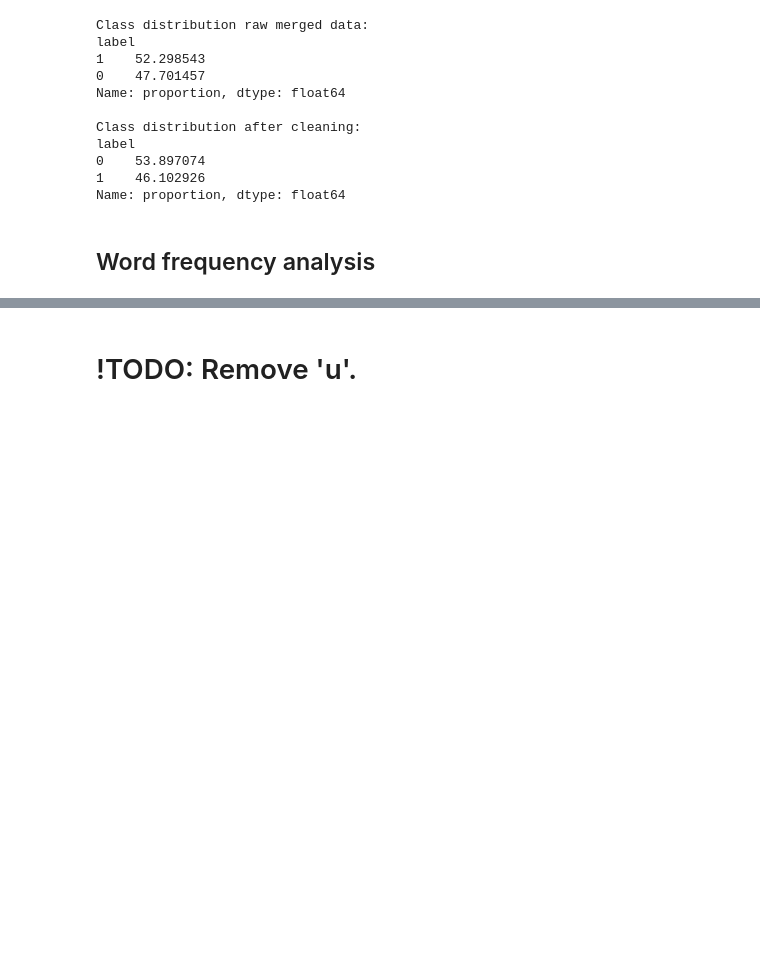
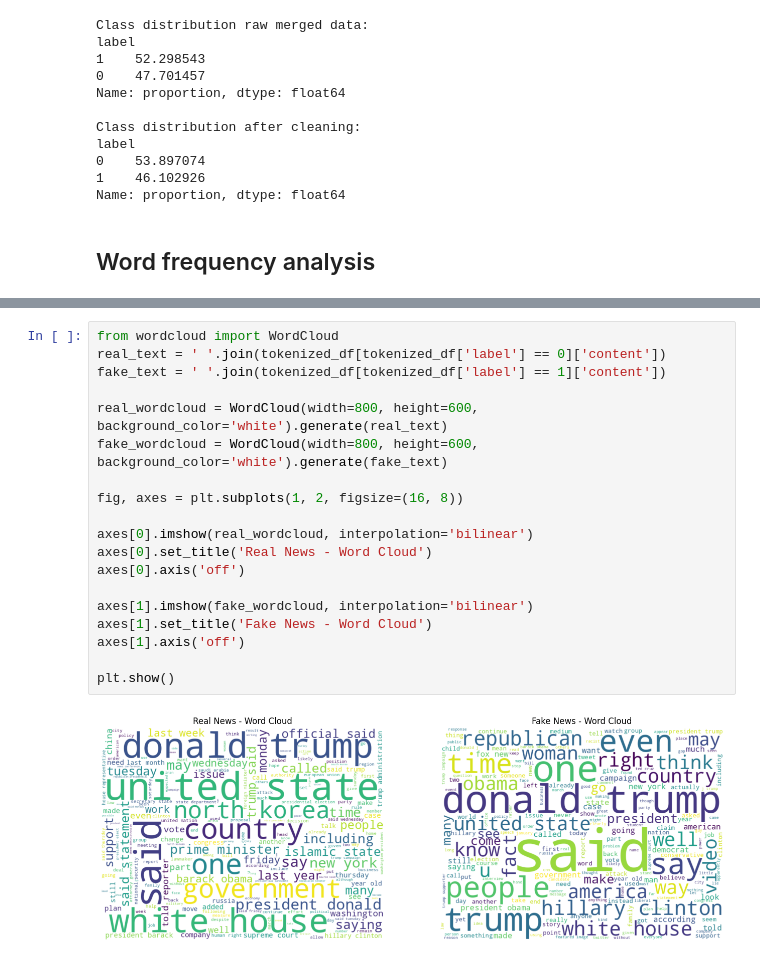
Before and after one commit to Dewnan/NLP_Group_15, a Jupyter notebook: notebooks/dewnan/pipeline.ipynb, the cells around one changed output, grey strips where cells are left out. Cells and saved outputs as stored; diff of their text form; blank space fills up the shorter version.

```diff
--- a/notebooks/dewnan/pipeline.ipynb
+++ b/notebooks/dewnan/pipeline.ipynb
@@ -210,2 +224,21 @@ hillary: 11524
-# %% [markdown]
-# !TODO: Remove 'u'.
+# %%
+from wordcloud import WordCloud
+real_text = ' '.join(tokenized_df[tokenized_df['label'] == 0]['content'])
+fake_text = ' '.join(tokenized_df[tokenized_df['label'] == 1]['content'])
+
+real_wordcloud = WordCloud(width=800, height=600, background_color='white').generate(real_text)
+fake_wordcloud = WordCloud(width=800, height=600, background_color='white').generate(fake_text)
+
+fig, axes = plt.subplots(1, 2, figsize=(16, 8))
+
+axes[0].imshow(real_wordcloud, interpolation='bilinear')
+axes[0].set_title('Real News - Word Cloud')
+axes[0].axis('off')
+
+axes[1].imshow(fake_wordcloud, interpolation='bilinear')
+axes[1].set_title('Fake News - Word Cloud')
+axes[1].axis('off')
+
+plt.show()
+# %% [output]
+[figure, added]
```
Also changed, not shown: parts of 6 cells of this notebook.
